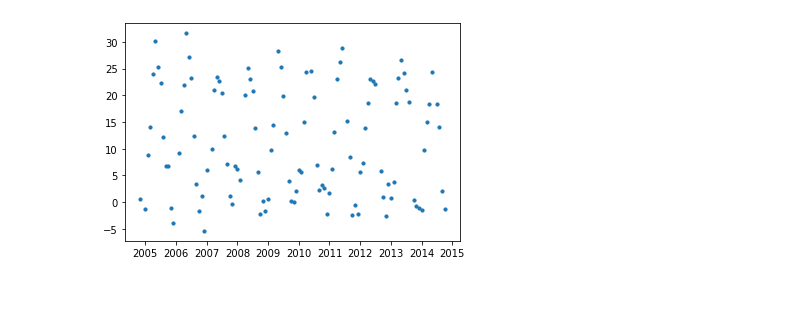
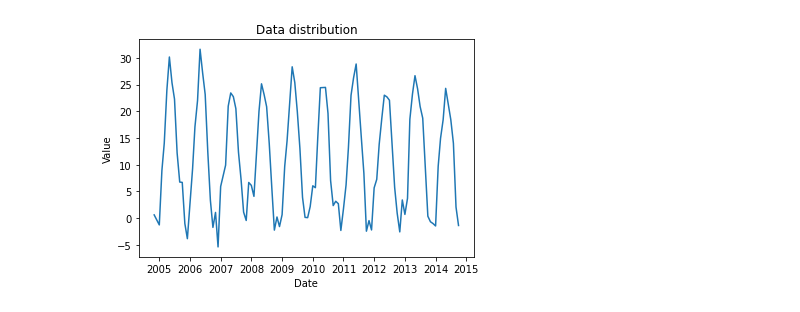
Before and after one commit to ritvikgupta199/ELL409-Assignment-1, a Jupyter notebook: time_series/analysis_2.ipynb, the cells around one changed output. Cells and saved outputs as stored; diff of their text form; code cells hidden in the pictures.

```diff
--- a/time_series/analysis_2.ipynb
+++ b/time_series/analysis_2.ipynb
@@ -10,18 +10,20 @@ log_path = '../results/'
 # %%
 f = open(train_data, 'r')
-x, x_mon, x_yr, y = [], [], [], []
+x, y = [], []
 
 for line in f.readlines()[1:]:
     nums = line.strip().split(',')
-    x.append('/'.join(nums[0].split('/')))
-    x_mon.append(int(nums[0].split('/')[0]))
-    x_yr.append(int(nums[0].split('/')[2]))
+    tokens = nums[0].split('/')
+    x.append('/'.join(tokens))
     y.append(float(nums[1]))
 f.close()
 
 x = [datetime.datetime.strptime(d,"%m/%d/%y").date() for d in x]
 x, y = zip(*sorted(zip(x, y)))
-plt.scatter(x, y, s=10)
+plt.plot(x, y)
+plt.xlabel('Date')
+plt.ylabel('Value')
+plt.title('Data distribution')
 plt.show()
 # %% [output]
-[figure, old version]
+[figure, new version]
```
Also changed, not shown: parts of 8 cells of this notebook, 3 other files.
